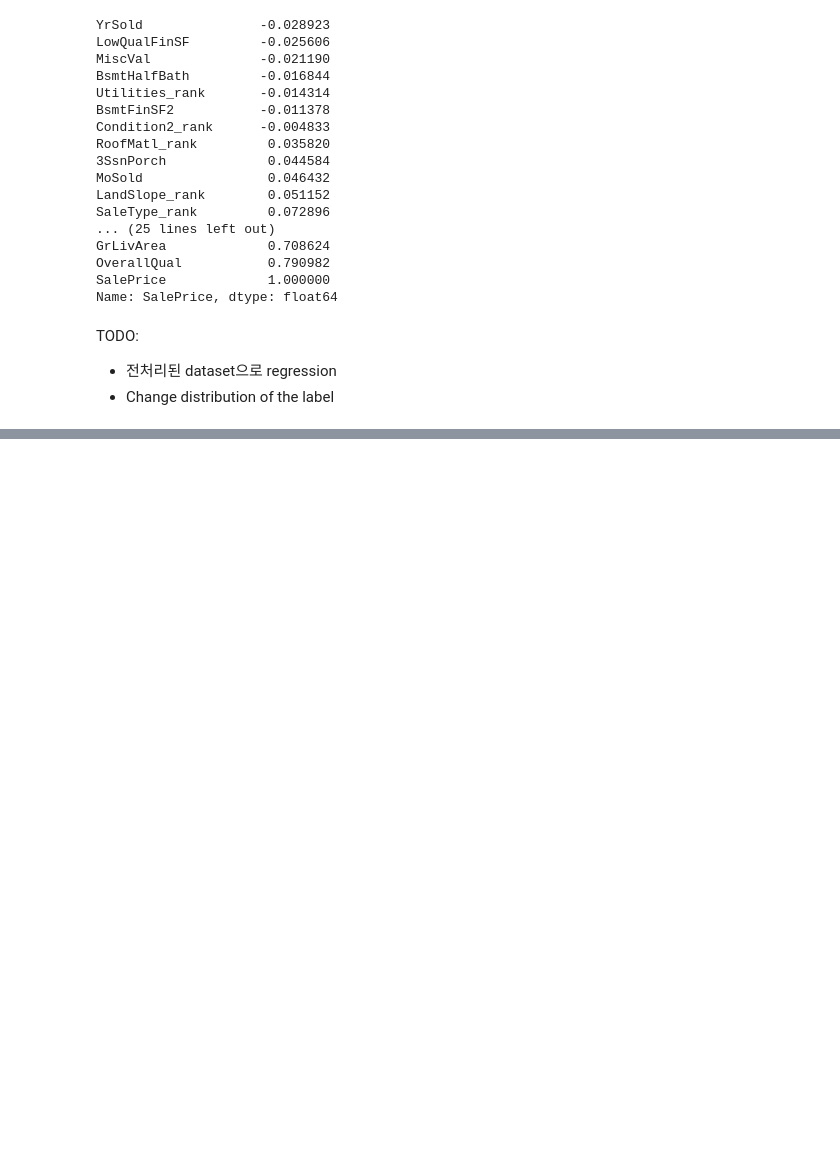
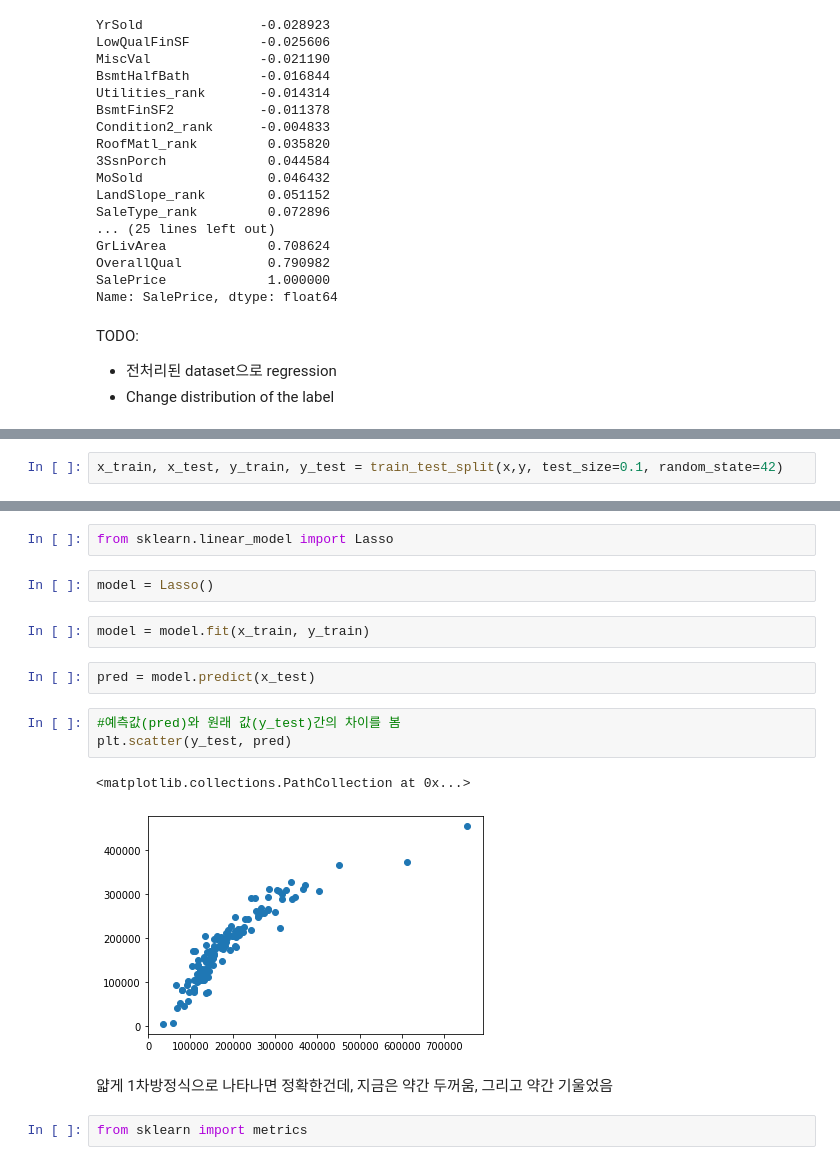
Before and after one commit to parksj0923/KORartilleryman, a Jupyter notebook: osam_machine_learning/house_price_predict/House_Price_Predict_데이터_전처리.ipynb, the cells around one changed output, grey strips where cells are left out. Saved outputs shown, nothing was run; the diff lists cells and outputs as text; blank space fills up the shorter version.

```diff
--- a/osam_machine_learning/house_price_predict/House_Price_Predict_데이터_전처리.ipynb
+++ b/osam_machine_learning/house_price_predict/House_Price_Predict_데이터_전처리.ipynb
@@ -414,0 +466,2 @@ TODO:
+# %%
+x_train, x_test, y_train, y_test = train_test_split(x,y, test_size=0.1, random_state=42)
@@ -414,0 +492,18 @@ TODO:
+# %%
+from sklearn.linear_model import Lasso
+# %%
+model = Lasso()
+# %%
+model = model.fit(x_train, y_train)
+# %%
+pred = model.predict(x_test)
+# %%
+#예측값(pred)와 원래 값(y_test)간의 차이를 봄
+plt.scatter(y_test, pred)
+# %% [output]
+<matplotlib.collections.PathCollection at 0x...>
+[figure, added]
+# %% [markdown]
+얇게 1차방정식으로 나타나면 정확한건데, 지금은 약간 두꺼움, 그리고 약간 기울었음
+# %%
+from sklearn import metrics
```
Also changed, not shown: parts of 33 cells of this notebook.
